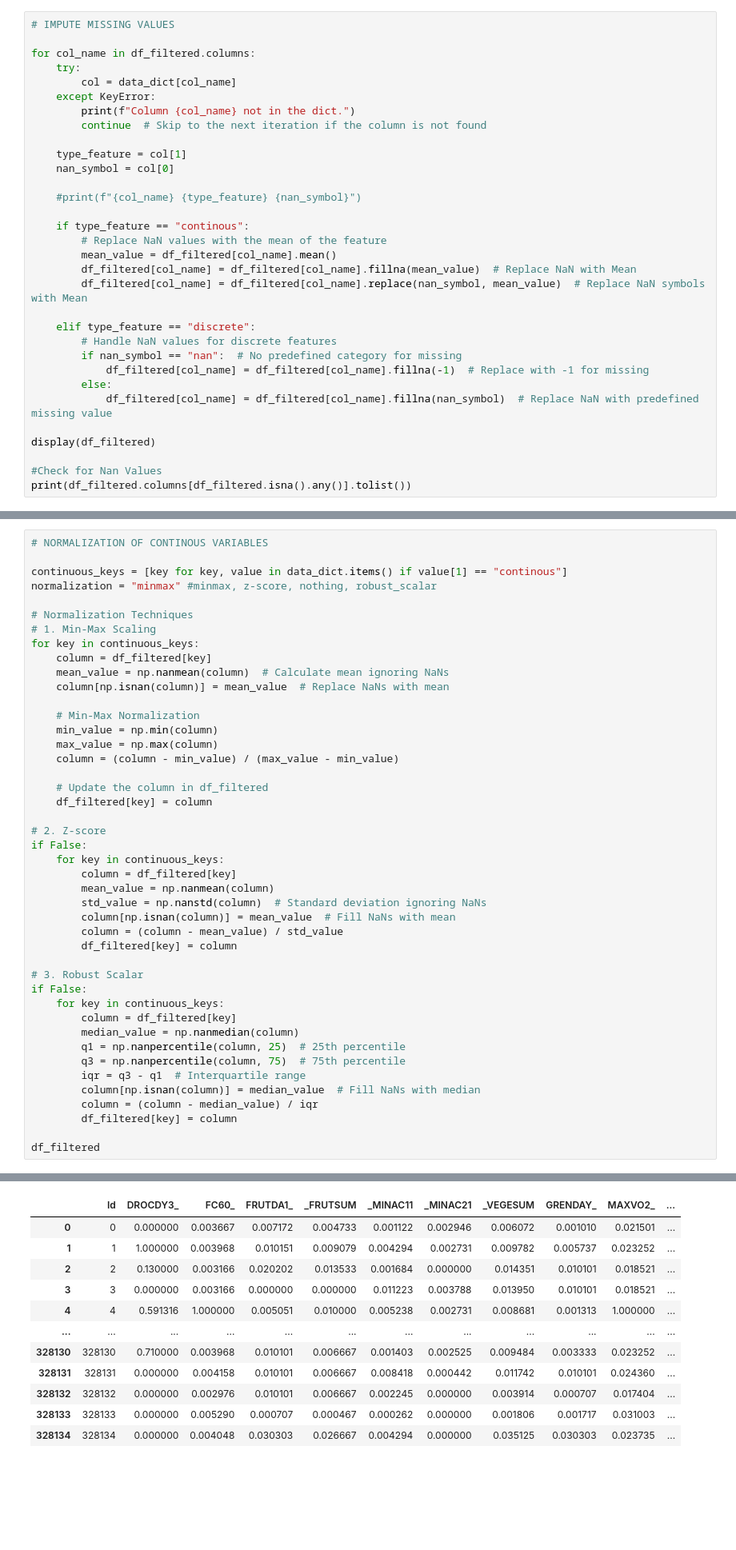
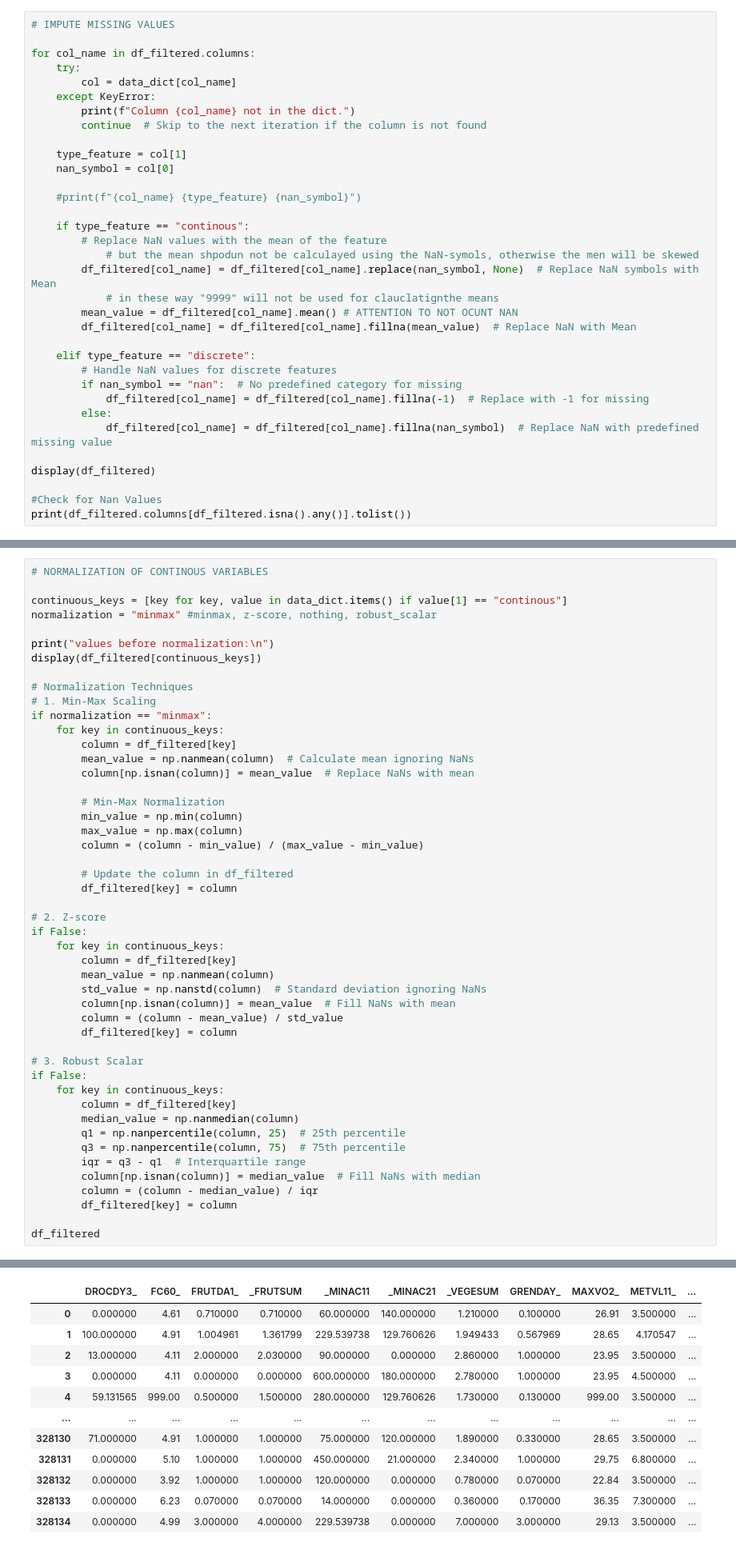
Before and after one commit to 8gabri8/heart_attack_ML, a Jupyter notebook: EDA.ipynb, the cells around one changed output, grey strips where cells are left out. Shown at 80% size. Saved outputs shown, nothing was run; the diff lists cells and outputs as text; blank space fills up the shorter version.

```diff
--- a/EDA.ipynb
+++ b/EDA.ipynb
@@ -192,9 +192,11 @@ for col_name in df_filtered.columns:
 
     if type_feature == "continous":
         # Replace NaN values with the mean of the feature
-        mean_value = df_filtered[col_name].mean()
+            # but the mean shpodun not be calculayed using the NaN-symols, otherwise the men will be skewed
+        df_filtered[col_name] = df_filtered[col_name].replace(nan_symbol, None)  # Replace NaN symbols with Mean
+            # in these way "9999" will not be used for clauclatignthe means
+        mean_value = df_filtered[col_name].mean() # ATTENTION TO NOT OCUNT NAN
         df_filtered[col_name] = df_filtered[col_name].fillna(mean_value)  # Replace NaN with Mean
-        df_filtered[col_name] = df_filtered[col_name].replace(nan_symbol, mean_value)  # Replace NaN symbols with Mean
 
     elif type_feature == "discrete":
         # Handle NaN values for discrete features
@@ -292,20 +292,24 @@ ATTENTION:
 continuous_keys = [key for key, value in data_dict.items() if value[1] == "continous"]
 normalization = "minmax" #minmax, z-score, nothing, robust_scalar
 
+print("values before normalization:\n")
+display(df_filtered[continuous_keys])
+
 # Normalization Techniques
 # 1. Min-Max Scaling
-for key in continuous_keys:
-    column = df_filtered[key]
-    mean_value = np.nanmean(column)  # Calculate mean ignoring NaNs
-    column[np.isnan(column)] = mean_value  # Replace NaNs with mean
+if normalization == "minmax":
+    for key in continuous_keys:
+        column = df_filtered[key]
+        mean_value = np.nanmean(column)  # Calculate mean ignoring NaNs
+        column[np.isnan(column)] = mean_value  # Replace NaNs with mean
 
-    # Min-Max Normalization
-    min_value = np.min(column)
-    max_value = np.max(column)
-    column = (column - min_value) / (max_value - min_value)
+        # Min-Max Normalization
+        min_value = np.min(column)
+        max_value = np.max(column)
+        column = (column - min_value) / (max_value - min_value)
 
-    # Update the column in df_filtered
-    df_filtered[key] = column
+        # Update the column in df_filtered
+        df_filtered[key] = column
 
 # 2. Z-score
 if False:
@@ -351,12 +339,12 @@ See the caveats in the documentation: https://pandas.pydata.org/pandas-docs/stab
-|  | Id | DROCDY3_ | FC60_ | FRUTDA1_ | _FRUTSUM | _MINAC11 | _MINAC21 | _VEGESUM | GRENDAY_ | MAXVO2_ | ... |
-| 0 | 0 | 0.000000 | 0.003667 | 0.007172 | 0.004733 | 0.001122 | 0.002946 | 0.006072 | 0.001010 | 0.021501 | ... |
-| 1 | 1 | 1.000000 | 0.003968 | 0.010151 | 0.009079 | 0.004294 | 0.002731 | 0.009782 | 0.005737 | 0.023252 | ... |
-| 2 | 2 | 0.130000 | 0.003166 | 0.020202 | 0.013533 | 0.001684 | 0.000000 | 0.014351 | 0.010101 | 0.018521 | ... |
-| 3 | 3 | 0.000000 | 0.003166 | 0.000000 | 0.000000 | 0.011223 | 0.003788 | 0.013950 | 0.010101 | 0.018521 | ... |
-| 4 | 4 | 0.591316 | 1.000000 | 0.005051 | 0.010000 | 0.005238 | 0.002731 | 0.008681 | 0.001313 | 1.000000 | ... |
+|  | DROCDY3_ | FC60_ | FRUTDA1_ | _FRUTSUM | _MINAC11 | _MINAC21 | _VEGESUM | GRENDAY_ | MAXVO2_ | METVL11_ | ... |
+| 0 | 0.000000 | 4.61 | 0.710000 | 0.710000 | 60.000000 | 140.000000 | 1.210000 | 0.100000 | 26.91 | 3.500000 | ... |
+| 1 | 100.000000 | 4.91 | 1.004961 | 1.361799 | 229.539738 | 129.760626 | 1.949433 | 0.567969 | 28.65 | 4.170547 | ... |
+| 2 | 13.000000 | 4.11 | 2.000000 | 2.030000 | 90.000000 | 0.000000 | 2.860000 | 1.000000 | 23.95 | 3.500000 | ... |
+| 3 | 0.000000 | 4.11 | 0.000000 | 0.000000 | 600.000000 | 180.000000 | 2.780000 | 1.000000 | 23.95 | 4.500000 | ... |
+| 4 | 59.131565 | 999.00 | 0.500000 | 1.500000 | 280.000000 | 129.760626 | 1.730000 | 0.130000 | 999.00 | 3.500000 | ... |
 | ... | ... | ... | ... | ... | ... | ... | ... | ... | ... | ... | ... |
-| 328130 | 328130 | 0.710000 | 0.003968 | 0.010101 | 0.006667 | 0.001403 | 0.002525 | 0.009484 | 0.003333 | 0.023252 | ... |
-| 328131 | 328131 | 0.000000 | 0.004158 | 0.010101 | 0.006667 | 0.008418 | 0.000442 | 0.011742 | 0.010101 | 0.024360 | ... |
-| 328132 | 328132 | 0.000000 | 0.002976 | 0.010101 | 0.006667 | 0.002245 | 0.000000 | 0.003914 | 0.000707 | 0.017404 | ... |
-| 328133 | 328133 | 0.000000 | 0.005290 | 0.000707 | 0.000467 | 0.000262 | 0.000000 | 0.001806 | 0.001717 | 0.031003 | ... |
-| 328134 | 328134 | 0.000000 | 0.004048 | 0.030303 | 0.026667 | 0.004294 | 0.000000 | 0.035125 | 0.030303 | 0.023735 | ... |
+| 328130 | 71.000000 | 4.91 | 1.000000 | 1.000000 | 75.000000 | 120.000000 | 1.890000 | 0.330000 | 28.65 | 3.500000 | ... |
+| 328131 | 0.000000 | 5.10 | 1.000000 | 1.000000 | 450.000000 | 21.000000 | 2.340000 | 1.000000 | 29.75 | 6.800000 | ... |
+| 328132 | 0.000000 | 3.92 | 1.000000 | 1.000000 | 120.000000 | 0.000000 | 0.780000 | 0.070000 | 22.84 | 3.500000 | ... |
+| 328133 | 0.000000 | 6.23 | 0.070000 | 0.070000 | 14.000000 | 0.000000 | 0.360000 | 0.170000 | 36.35 | 7.300000 | ... |
+| 328134 | 0.000000 | 4.99 | 3.000000 | 4.000000 | 229.539738 | 0.000000 | 7.000000 | 3.000000 | 29.13 | 3.500000 | ... |
```
Also changed, not shown: parts of 6 cells of this notebook.
